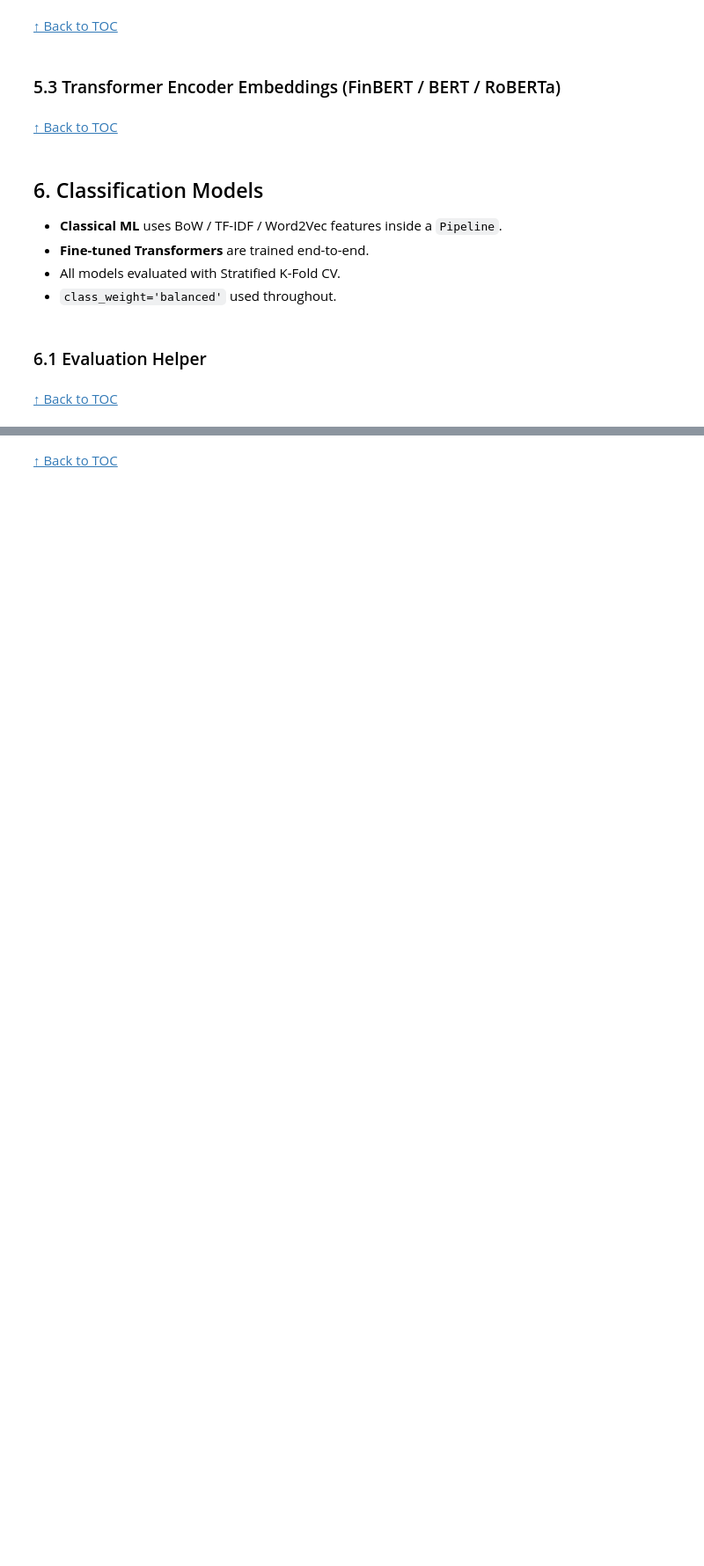
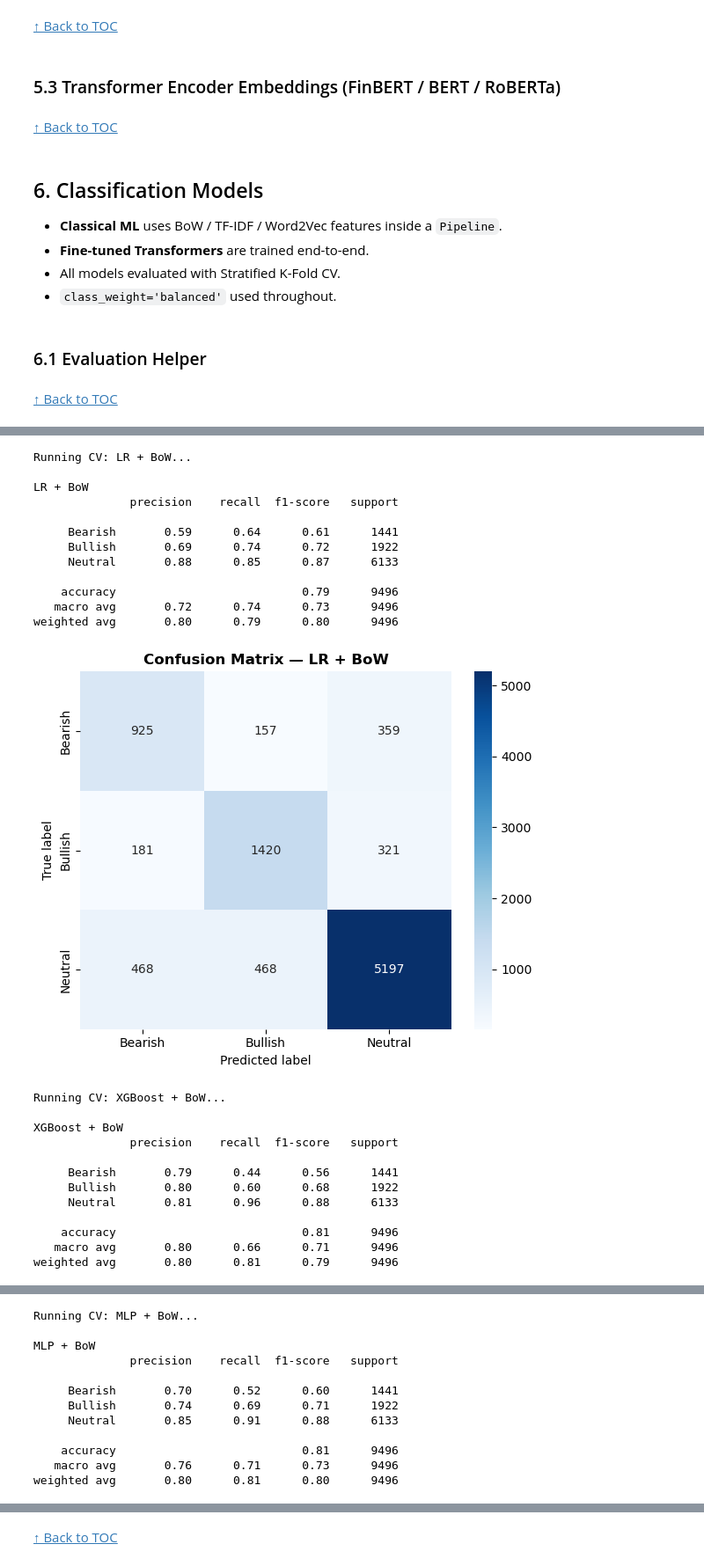
Before and after one commit to rodbarretoteixeira/Text_Mining, a Jupyter notebook: projeto/tm_tests_xx.ipynb, the cells around one changed output, grey strips where cells are left out. Shown at 88% size. Cells and saved outputs as stored; diff of their text form; code cells hidden in the pictures; blank space fills up the shorter version.

```diff
--- a/projeto/tm_tests_xx.ipynb
+++ b/projeto/tm_tests_xx.ipynb
@@ -2021,0 +2023,61 @@ results_table = []
+# %%
+from sklearn.pipeline import Pipeline
+from sklearn.linear_model import LogisticRegression
+from sklearn.ensemble import RandomForestClassifier
+from sklearn.neural_network import MLPClassifier
+from sklearn.model_selection import cross_val_predict
+from xgboost import XGBClassifier
+
+classical_models = {
+    'LR + BoW': Pipeline([
+        ('bow', CountVectorizer(max_features=15000, ngram_range=(1,1), min_df=2, token_pattern=r"[^\s]+")),
+        ('clf',   LogisticRegression(max_iter=1000, class_weight='balanced', random_state=42))
+    ]),
+    'XGBoost + BoW': Pipeline([
+        ('bow', CountVectorizer(max_features=15000, ngram_range=(1,1), min_df=2, token_pattern=r"[^\s]+")),
+        ('clf',   XGBClassifier(n_estimators=300, learning_rate=0.1,
+                                eval_metric='mlogloss', random_state=42))
+    ]),
+    'MLP + BoW': Pipeline([
+        ('bow', CountVectorizer(max_features=15000, ngram_range=(1,1), min_df=2, token_pattern=r"[^\s]+")),
+        ('clf',   MLPClassifier(hidden_layer_sizes=(256,128), max_iter=300,
+                                random_state=42, early_stopping=True))
+    ]),
+    'RF + BoW': Pipeline([
+        ('bow', CountVectorizer(max_features=15000, ngram_range=(1,1), min_df=2, token_pattern=r"[^\s]+")),
+        ('clf', RandomForestClassifier(n_estimators=300, class_weight='balanced',
+                                        n_jobs=-1, random_state=42))
+    ]),
+}
+
+for name, pipeline in classical_models.items():
+    print(f'Running CV: {name}...')
+    y_pred = cross_val_predict(pipeline, X_classical, y, cv=skf, n_jobs=-1)
+    res = evaluate_model(y, y_pred, model_name=name)
+    results_table.append(res)
+# %% [output]
+Running CV: LR + BoW...
+
+LR + BoW
+              precision    recall  f1-score   support
+
+     Bearish       0.59      0.64      0.61      1441
+     Bullish       0.69      0.74      0.72      1922
+     Neutral       0.88      0.85      0.87      6133
+
+    accuracy                           0.79      9496
+   macro avg       0.72      0.74      0.73      9496
+weighted avg       0.80      0.79      0.80      9496
+[figure, added]
+Running CV: XGBoost + BoW...
+
+XGBoost + BoW
+              precision    recall  f1-score   support
+
+     Bearish       0.79      0.44      0.56      1441
+     Bullish       0.80      0.60      0.68      1922
+     Neutral       0.81      0.96      0.88      6133
+
+    accuracy                           0.81      9496
+   macro avg       0.80      0.66      0.71      9496
+weighted avg       0.80      0.81      0.79      9496
@@ -2021,0 +2085,12 @@ results_table = []
+Running CV: MLP + BoW...
+
+MLP + BoW
+              precision    recall  f1-score   support
+
+     Bearish       0.70      0.52      0.60      1441
+     Bullish       0.74      0.69      0.71      1922
+     Neutral       0.85      0.91      0.88      6133
+
+    accuracy                           0.81      9496
+   macro avg       0.76      0.71      0.73      9496
+weighted avg       0.80      0.81      0.80      9496
```
Also changed, not shown: parts of 17 cells of this notebook.
